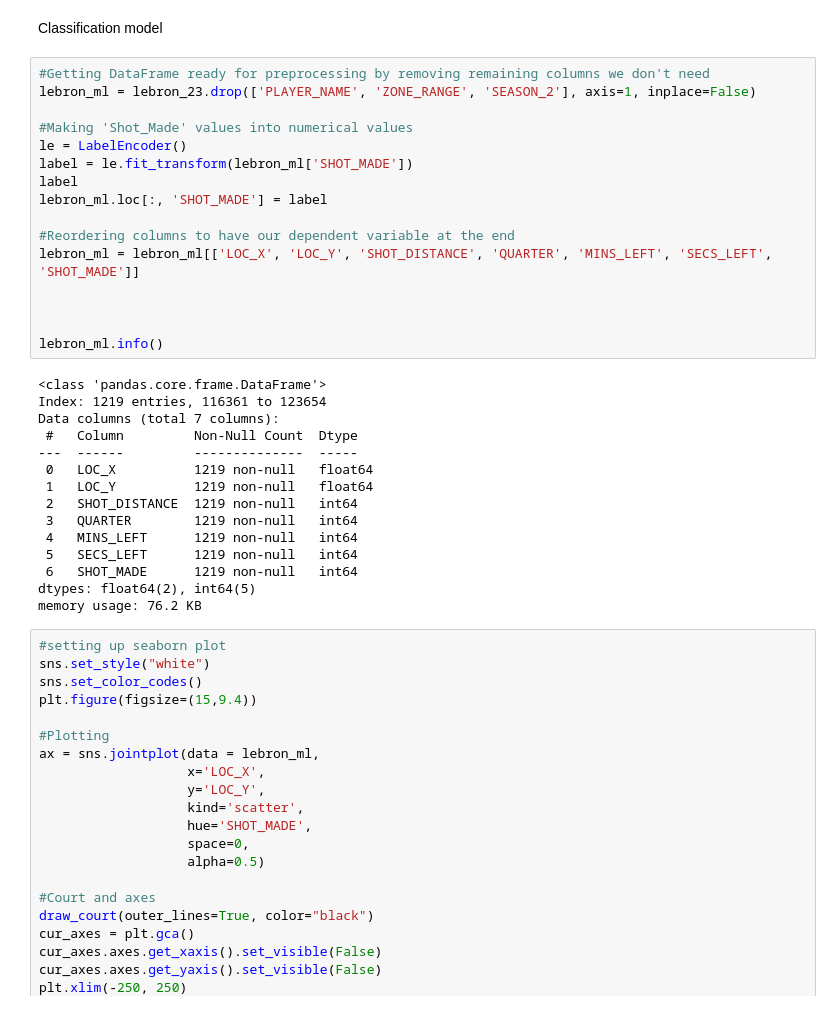
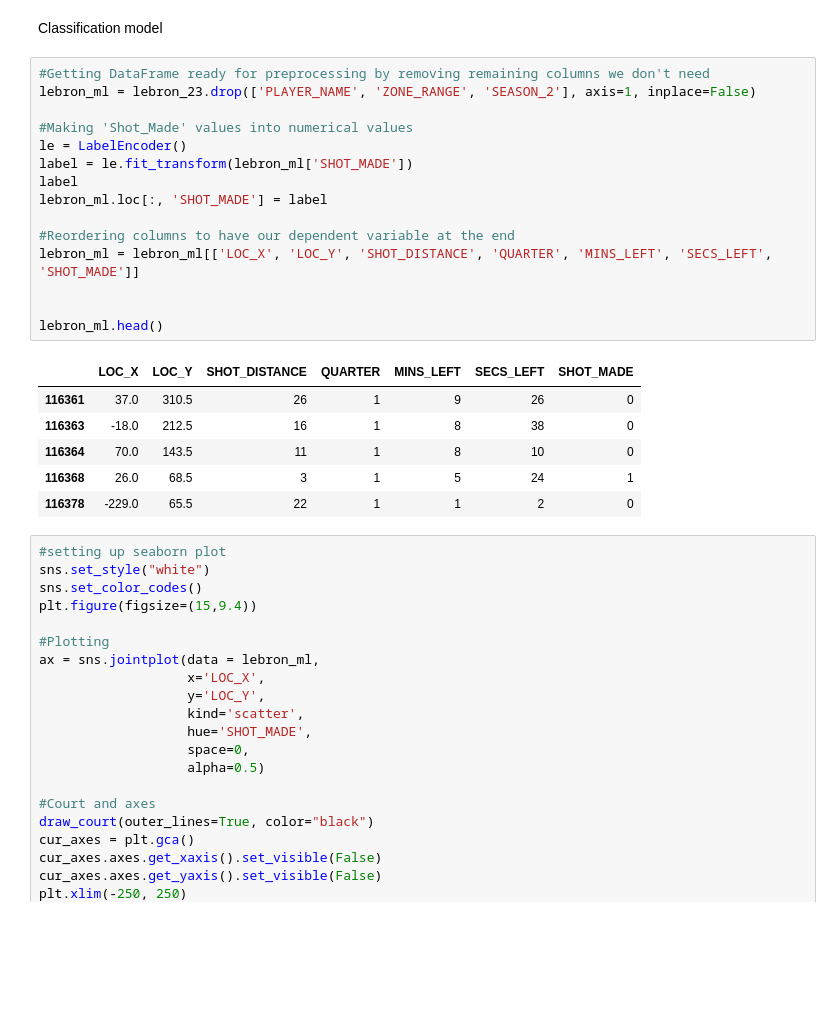
Before and after one commit to RafaelJMinaya/NBA-3Point-Shooting-Analysis, a Jupyter notebook: nba-3-point-shooting-evolution.ipynb, the cells around one changed output. Saved outputs shown, nothing was run; the diff lists cells and outputs as text; blank space fills up the shorter version.

```diff
--- a/nba-3-point-shooting-evolution.ipynb
+++ b/nba-3-point-shooting-evolution.ipynb
@@ -743,34 +743,25 @@ Classification model
 # %%
 #Getting DataFrame ready for preprocessing by removing remaining columns we don't need
 lebron_ml = lebron_23.drop(['PLAYER_NAME', 'ZONE_RANGE', 'SEASON_2'], axis=1, inplace=False)
 
 #Making 'Shot_Made' values into numerical values
 le = LabelEncoder()
 label = le.fit_transform(lebron_ml['SHOT_MADE'])
 label
 lebron_ml.loc[:, 'SHOT_MADE'] = label
 
 #Reordering columns to have our dependent variable at the end
 lebron_ml = lebron_ml[['LOC_X', 'LOC_Y', 'SHOT_DISTANCE', 'QUARTER', 'MINS_LEFT', 'SECS_LEFT', 'SHOT_MADE']]
 
 
-
-lebron_ml.info()
+lebron_ml.head()
 # %% [output]
-<class 'pandas.core.frame.DataFrame'>
-Index: 1219 entries, 116361 to 123654
-Data columns (total 7 columns):
- #   Column         Non-Null Count  Dtype
----  ------         --------------  -----
- 0   LOC_X          1219 non-null   float64
- 1   LOC_Y          1219 non-null   float64
- 2   SHOT_DISTANCE  1219 non-null   int64
- 3   QUARTER        1219 non-null   int64
- 4   MINS_LEFT      1219 non-null   int64
- 5   SECS_LEFT      1219 non-null   int64
- 6   SHOT_MADE      1219 non-null   int64
-dtypes: float64(2), int64(5)
-memory usage: 76.2 KB
+|  | LOC_X | LOC_Y | SHOT_DISTANCE | QUARTER | MINS_LEFT | SECS_LEFT | SHOT_MADE |
+| 116361 | 37.0 | 310.5 | 26 | 1 | 9 | 26 | 0 |
+| 116363 | -18.0 | 212.5 | 16 | 1 | 8 | 38 | 0 |
+| 116364 | 70.0 | 143.5 | 11 | 1 | 8 | 10 | 0 |
+| 116368 | 26.0 | 68.5 | 3 | 1 | 5 | 24 | 1 |
+| 116378 | -229.0 | 65.5 | 22 | 1 | 1 | 2 | 0 |
 # %%
 #setting up seaborn plot
 sns.set_style("white")
```
Also changed, not shown: parts of 1 cell of this notebook.
